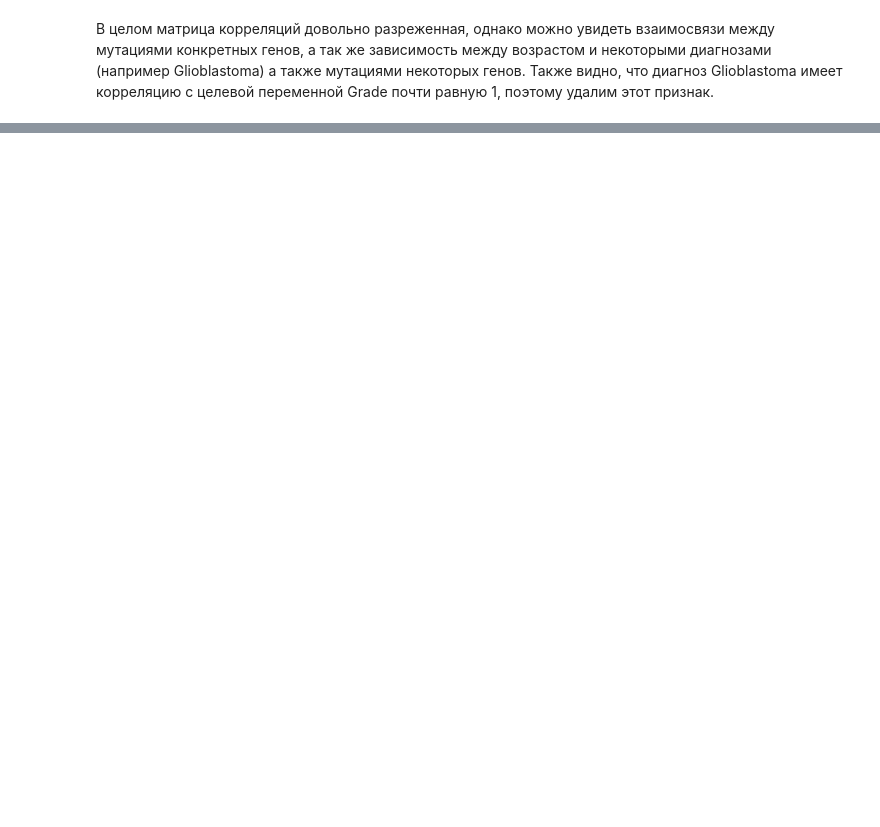
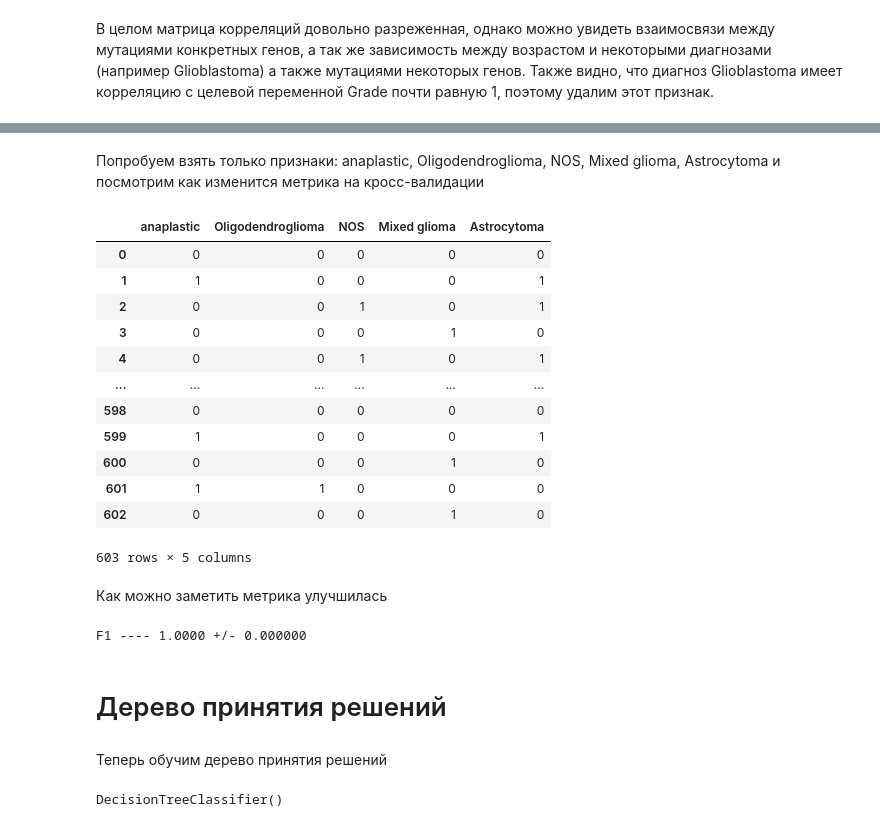
Before and after one commit to a13xbb/ml-labs-mag, a Jupyter notebook: lab1/eda.ipynb, the cells around one changed output, grey strips where cells are left out. Saved outputs shown, nothing was run; the diff lists cells and outputs as text; code cells hidden in the pictures; blank space fills up the shorter version.

```diff
--- a/lab1/eda.ipynb
+++ b/lab1/eda.ipynb
@@ -162,0 +210,39 @@ X_test = X_test.drop(columns=['Glioblastoma'])
+# %% [markdown]
+Попробуем взять только признаки: anaplastic, Oligodendroglioma, NOS, Mixed glioma, Astrocytoma и посмотрим как изменится метрика на кросс-валидации
+# %%
+X_train_5_features = X_train[["anaplastic", "Oligodendroglioma", "NOS", "Mixed glioma", "Astrocytoma"]]
+X_train_5_features
+# %% [output]
+|  | anaplastic | Oligodendroglioma | NOS | Mixed glioma | Astrocytoma |
+| 0 | 0 | 0 | 0 | 0 | 0 |
+| 1 | 1 | 0 | 0 | 0 | 1 |
+| 2 | 0 | 0 | 1 | 0 | 1 |
+| 3 | 0 | 0 | 0 | 1 | 0 |
+| 4 | 0 | 0 | 1 | 0 | 1 |
+| ... | ... | ... | ... | ... | ... |
+| 598 | 0 | 0 | 0 | 0 | 0 |
+| 599 | 1 | 0 | 0 | 0 | 1 |
+| 600 | 0 | 0 | 0 | 1 | 0 |
+| 601 | 1 | 1 | 0 | 0 | 0 |
+| 602 | 0 | 0 | 0 | 1 | 0 |
+603 rows × 5 columns
+# %% [markdown]
+Как можно заметить метрика улучшилась
+# %%
+cross_val_res = cross_val_score(log_reg, X_train_5_features, y_train, cv=2, scoring="f1")
+cross_val_mean = np.mean(cross_val_res)
+cross_val_std = np.std(cross_val_res)
+
+print(f"F1 ---- {cross_val_mean:.4f} +/- {cross_val_std:.6f}")
+# %% [output]
+F1 ---- 1.0000 +/- 0.000000
+# %% [markdown]
+# Дерево принятия решений
+# %% [markdown]
+Теперь обучим дерево принятия решений
+# %%
+des_tree = DecisionTreeClassifier()
+des_tree.fit(X_train, y_train)
+des_tree
+# %% [output]
+DecisionTreeClassifier()
```
Also changed, not shown: parts of 32 cells of this notebook.
